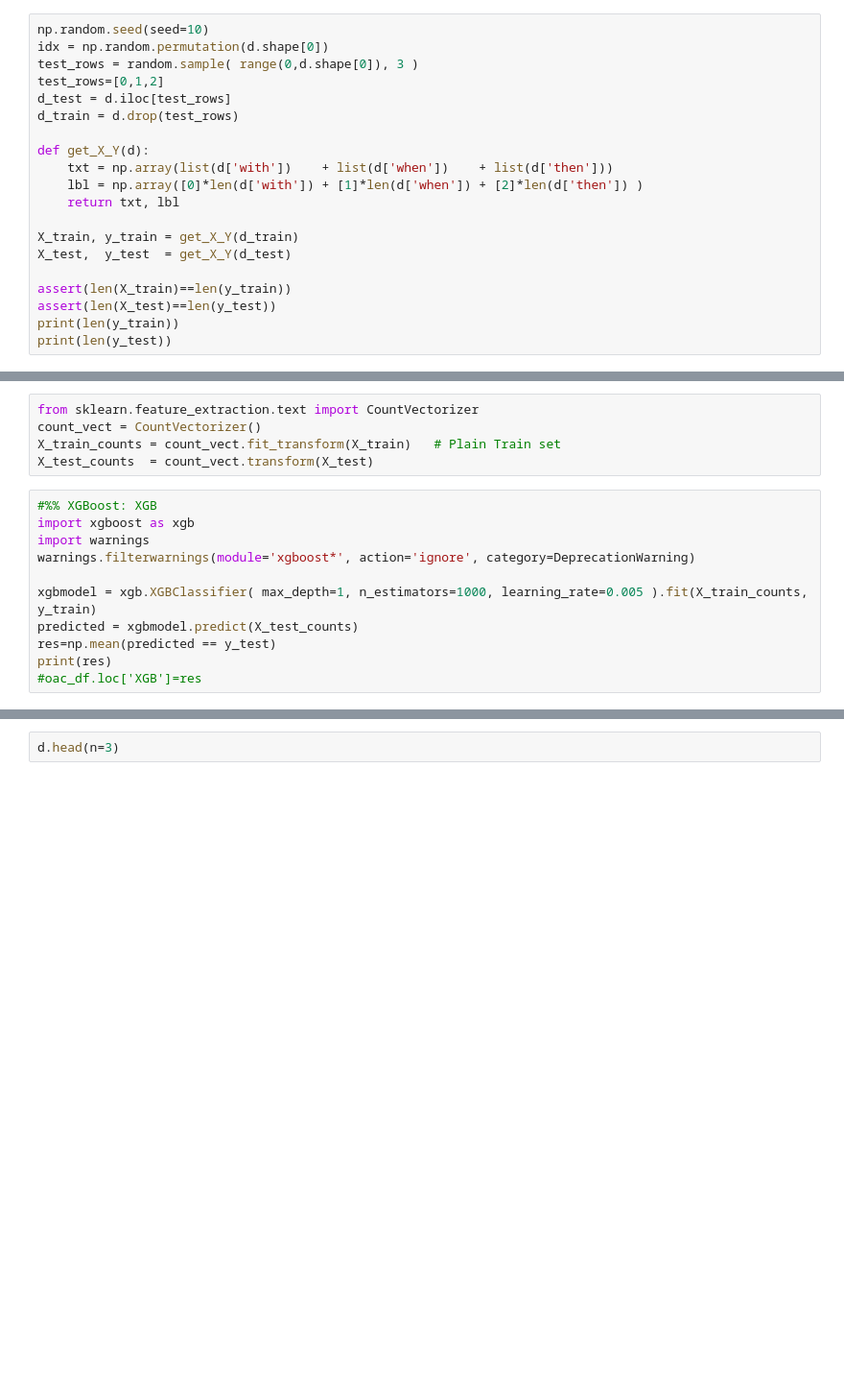
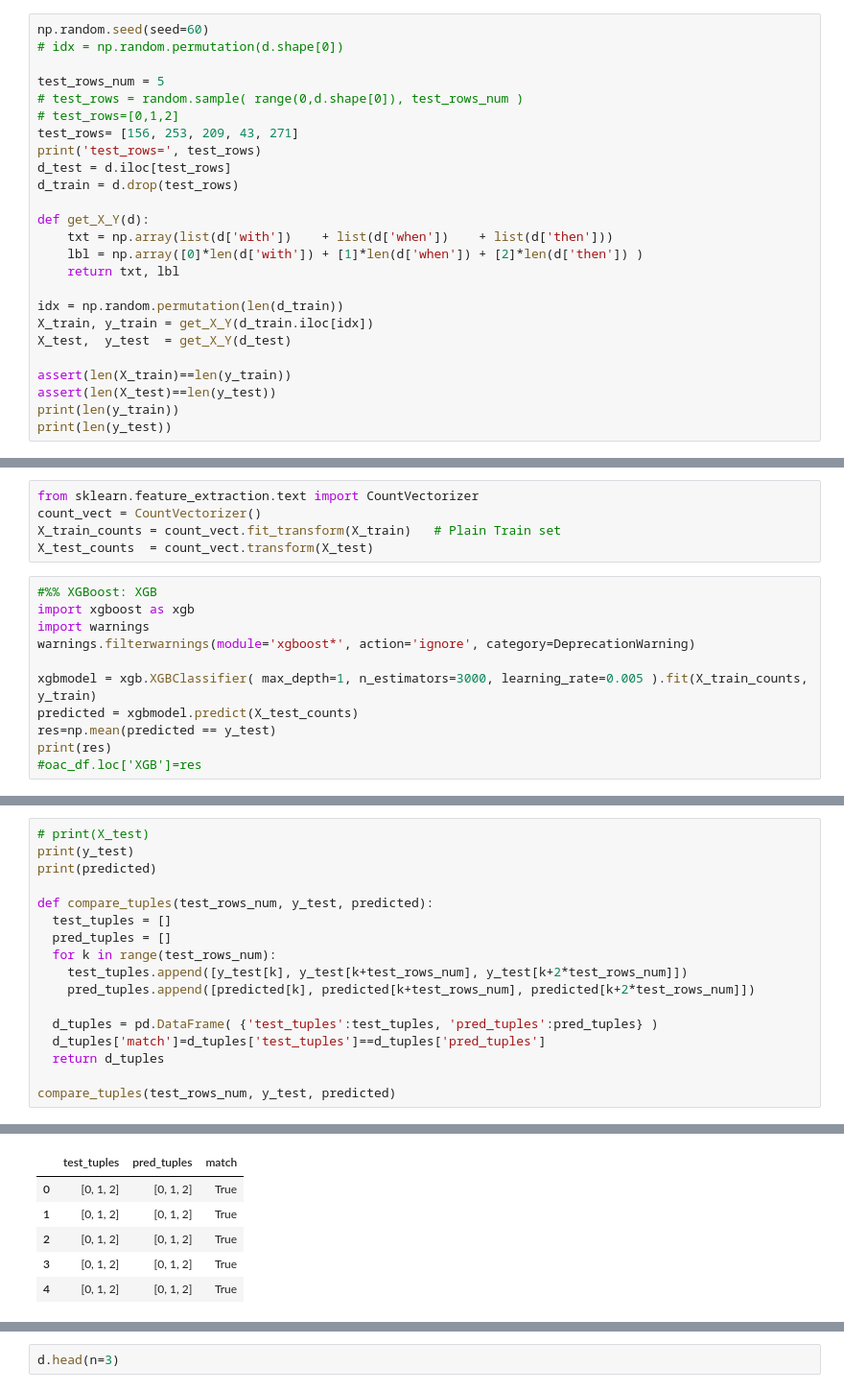
Before and after one commit to ftk1000/5G, a Jupyter notebook: parse_3gpp_v2b.ipynb, the cells around one changed output, grey strips where cells are left out. Shown at 96% size. Drawn from its saved outputs; the diff is of its cells as text; blank space fills up the shorter version.

```diff
--- a/parse_3gpp_v2b.ipynb
+++ b/parse_3gpp_v2b.ipynb
@@ -246,10 +246,14 @@ d.to_csv(wd+doc_name+'_tests.csv')
 # %% [markdown]
 # SPLIT DATA FRAME INTO TRAIN AND TEST
 # %%
-np.random.seed(seed=10)
-idx = np.random.permutation(d.shape[0])
-test_rows = random.sample( range(0,d.shape[0]), 3 )
-test_rows=[0,1,2]
+np.random.seed(seed=60)
+# idx = np.random.permutation(d.shape[0])
+
+test_rows_num = 5
+# test_rows = random.sample( range(0,d.shape[0]), test_rows_num )
+# test_rows=[0,1,2]
+test_rows= [156, 253, 209, 43, 271]
+print('test_rows=', test_rows)
 d_test = d.iloc[test_rows]
 d_train = d.drop(test_rows)
 
@@ -258,7 +262,8 @@ def get_X_Y(d):
     lbl = np.array([0]*len(d['with']) + [1]*len(d['when']) + [2]*len(d['then']) )
     return txt, lbl
 
-X_train, y_train = get_X_Y(d_train)
+idx = np.random.permutation(len(d_train))
+X_train, y_train = get_X_Y(d_train.iloc[idx])
 X_test,  y_test  = get_X_Y(d_test)
 
 assert(len(X_train)==len(y_train))
@@ -279,7 +285,7 @@ import xgboost as xgb
 import warnings
 warnings.filterwarnings(module='xgboost*', action='ignore', category=DeprecationWarning)
 
-xgbmodel = xgb.XGBClassifier( max_depth=1, n_estimators=1000, learning_rate=0.005 ).fit(X_train_counts, y_train)
+xgbmodel = xgb.XGBClassifier( max_depth=1, n_estimators=3000, learning_rate=0.005 ).fit(X_train_counts, y_train)
 predicted = xgbmodel.predict(X_test_counts)
 res=np.mean(predicted == y_test)
 print(res)
@@ -296,0 +295,18 @@ array([0, 1, 0, 1, 1, 1, 2, 2, 0])
+# %%
+# print(X_test)
+print(y_test)
+print(predicted)
+
+def compare_tuples(test_rows_num, y_test, predicted):
+  test_tuples = []
+  pred_tuples = []
+  for k in range(test_rows_num):
+    test_tuples.append([y_test[k], y_test[k+test_rows_num], y_test[k+2*test_rows_num]])
+    pred_tuples.append([predicted[k], predicted[k+test_rows_num], predicted[k+2*test_rows_num]])
+
+  d_tuples = pd.DataFrame( {'test_tuples':test_tuples, 'pred_tuples':pred_tuples} )
+  d_tuples['match']=d_tuples['test_tuples']==d_tuples['pred_tuples']
+  return d_tuples
+
+compare_tuples(test_rows_num, y_test, predicted)
+# %% [output]
@@ -297,3 +315,9 @@ array([0, 1, 0, 1, 1, 1, 2, 2, 0])
+|  | test_tuples | pred_tuples | match |
+| 0 | [0, 1, 2] | [0, 1, 2] | True |
+| 1 | [0, 1, 2] | [0, 1, 2] | True |
+| 2 | [0, 1, 2] | [0, 1, 2] | True |
+| 3 | [0, 1, 2] | [0, 1, 2] | True |
+| 4 | [0, 1, 2] | [0, 1, 2] | True |
 # %%
 X_test[y_test!=predicted]
 # %% [output]
```
Also changed, not shown: parts of 8 cells of this notebook.
